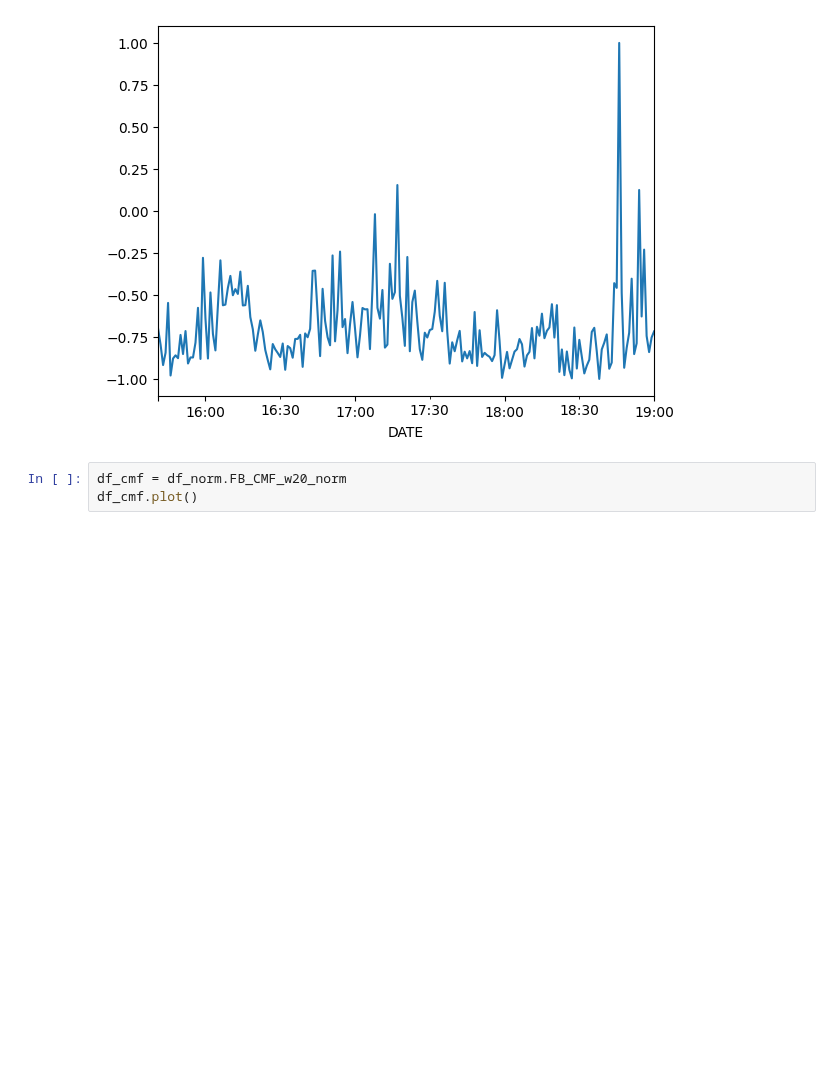
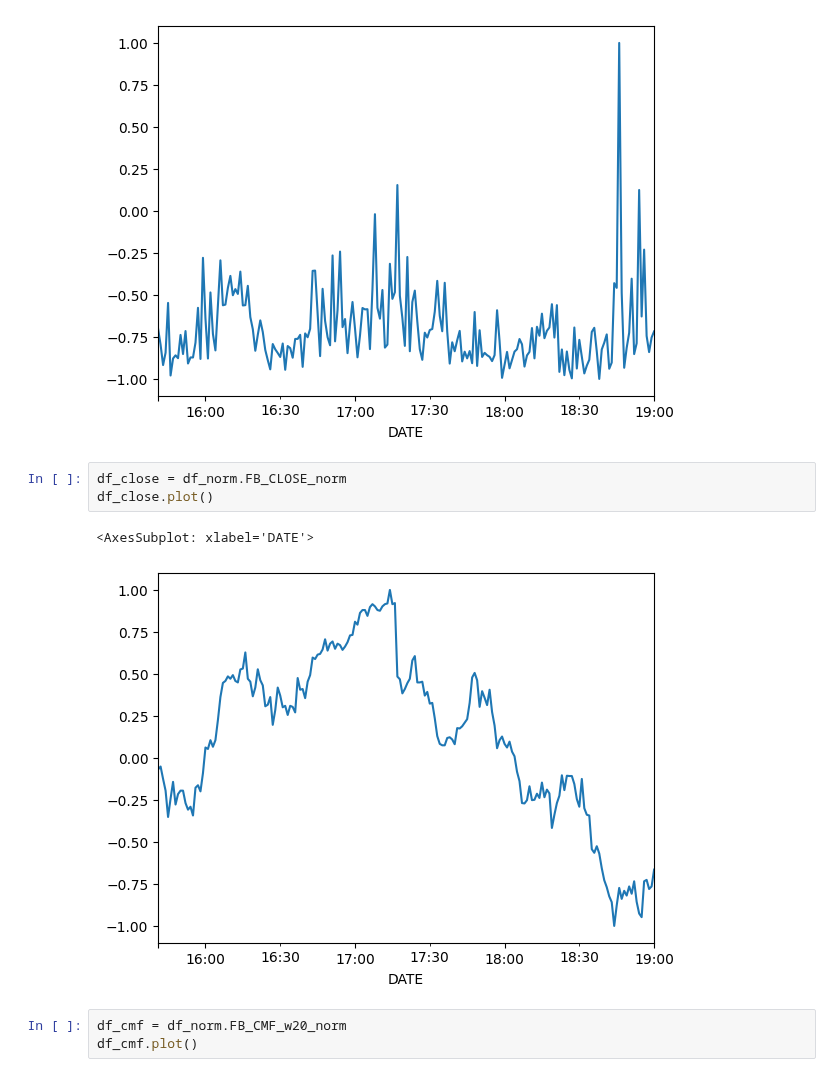
Before and after one commit to yashbhesaniya/fractional-differentiation-time-series, a Jupyter notebook: notebooks/volume_indicators.ipynb, the cells around one changed output. Saved outputs shown, nothing was run; the diff lists cells and outputs as text; blank space fills up the shorter version.

Commit message:
added close chart

```diff
--- a/notebooks/volume_indicators.ipynb
+++ b/notebooks/volume_indicators.ipynb
@@ -93,6 +93,12 @@ df_volume.plot(kind="line")
 # %% [output]
 <AxesSubplot: xlabel='DATE'>
 [figure]
+# %%
+df_close = df_norm.FB_CLOSE_norm
+df_close.plot()
+# %% [output]
+<AxesSubplot: xlabel='DATE'>
+[figure, added]
 # %%
 df_cmf = df_norm.FB_CMF_w20_norm
 df_cmf.plot()
```
